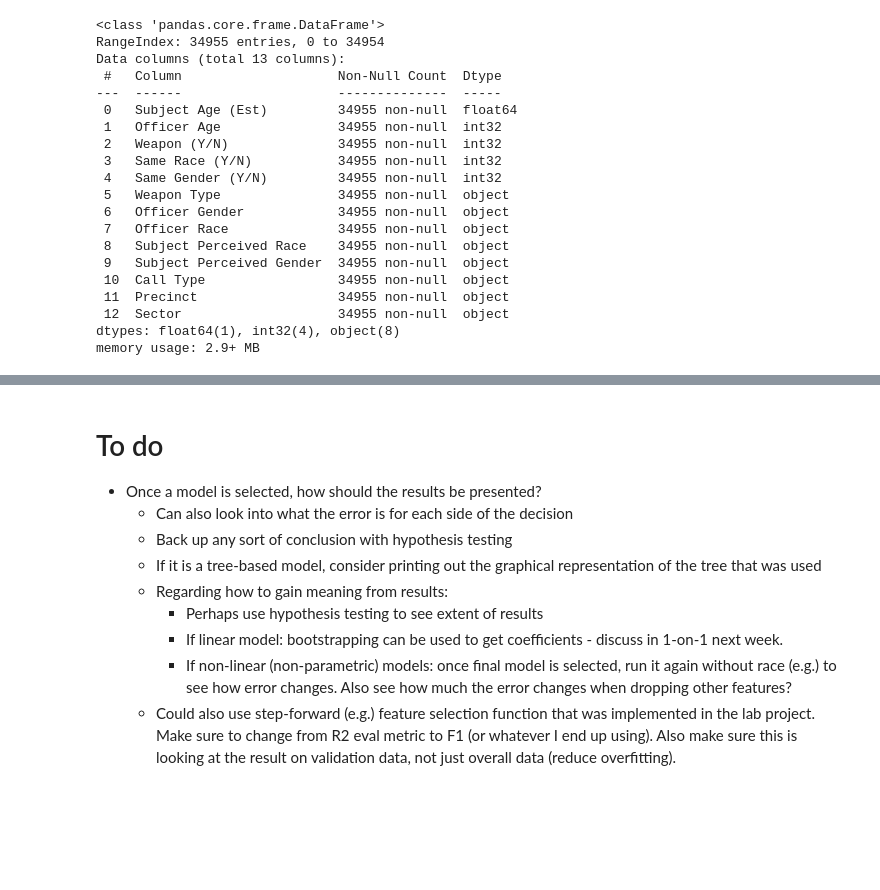
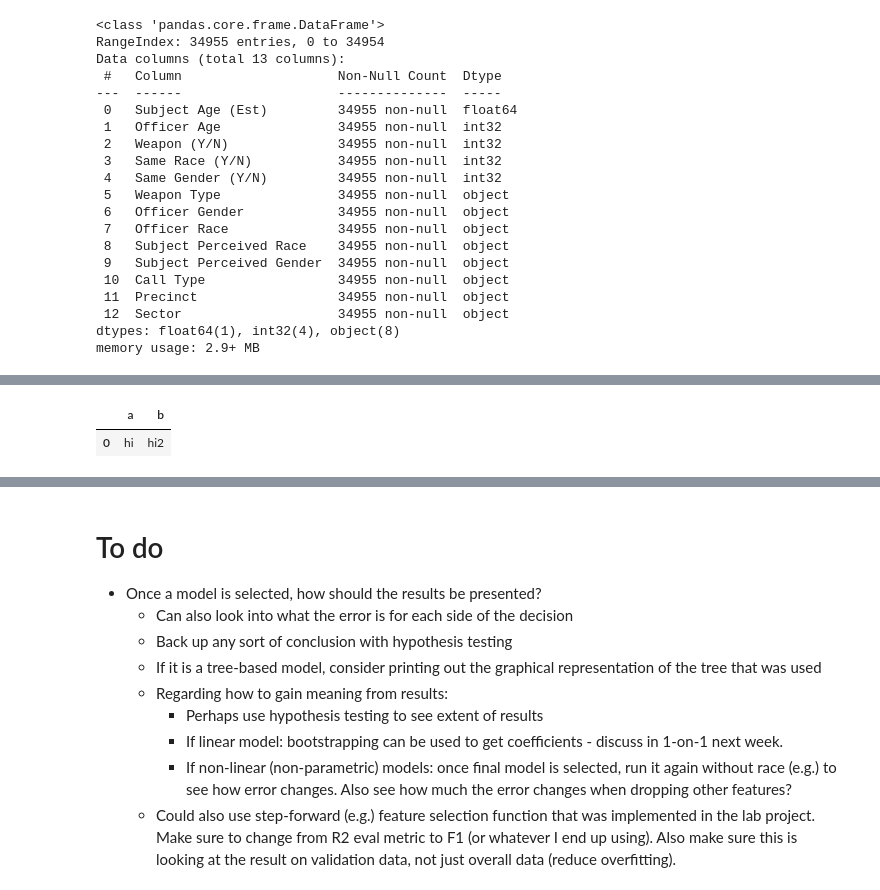
Before and after one commit to sethnlewis/Policing-Bias, a Jupyter notebook: analysis/EDA.ipynb, the cells around one changed output, grey strips where cells are left out. Cells and saved outputs as stored; diff of their text form; code cells hidden in the pictures; blank space fills up the shorter version.

```diff
--- a/analysis/EDA.ipynb
+++ b/analysis/EDA.ipynb
@@ -534,0 +530,11 @@ F1: [0.70455022 0.71704091 0.7172471  0.71671699 0.71052632] 0.7132163080045212
+# %%
+#pd.DataFrame(columns=['a', 'b']).append([['hi', 'hi2']])
+a = pd.DataFrame(columns=['a', 'b'])
+b = pd.DataFrame([['hi', 'hi2']], columns=['a', 'b'])
+
+
+#pd.concat([a, b], axis=0)
+a.append(b)
+# %% [output]
+|  | a | b |
+| 0 | hi | hi2 |
```
Also changed, not shown: parts of 5 cells of this notebook.
